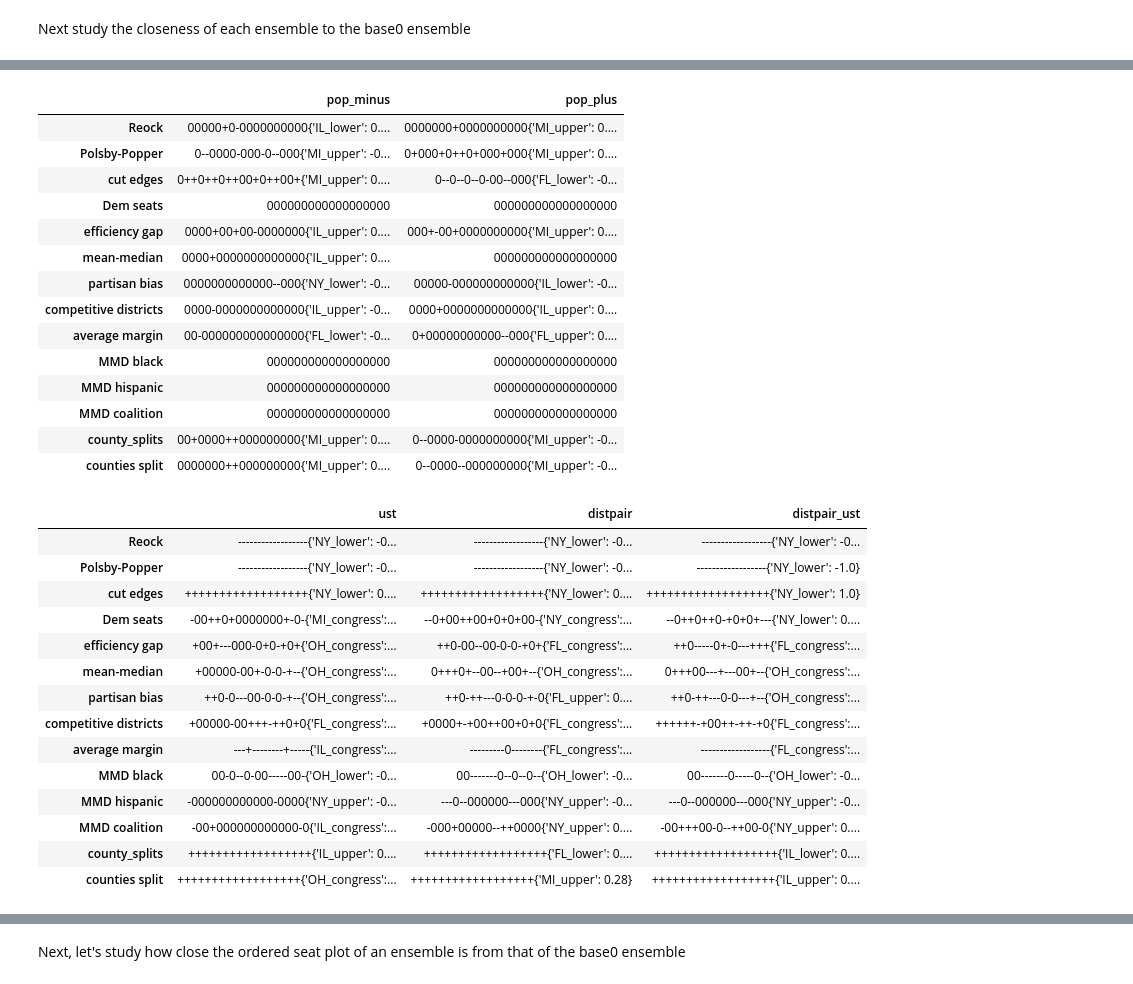
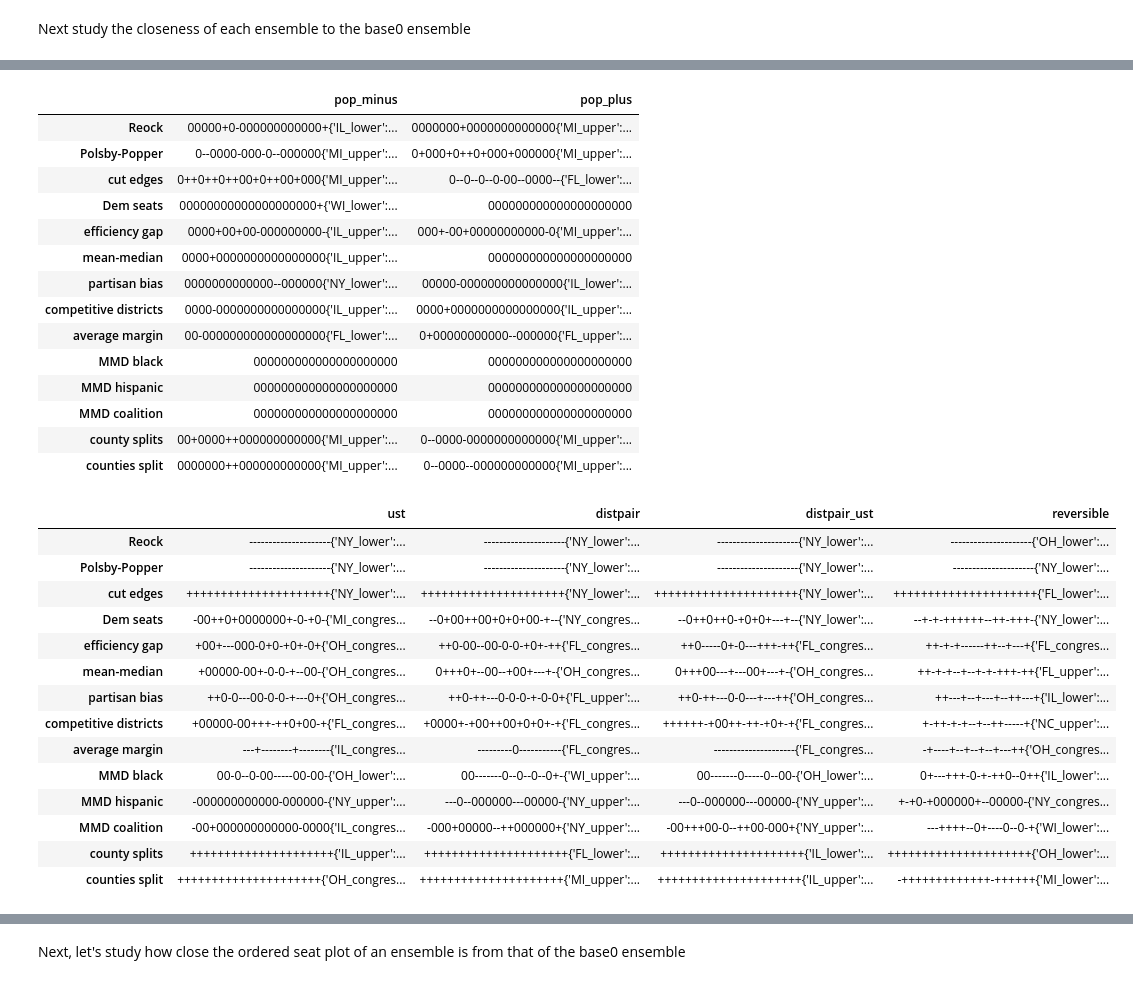
Before and after one commit to KrisTapp/Knobs, a Jupyter notebook: Compare_ensembles.ipynb, the cells around one changed output, grey strips where cells are left out. Drawn from its saved outputs; the diff is of its cells as text; code cells hidden in the pictures.

```diff
--- a/Compare_ensembles.ipynb
+++ b/Compare_ensembles.ipynb
@@ -162,9 +162,6 @@ def ks_test(a0,a1): # runs the Kolmogorov-Smirnov test that the two arrays were
 # %%
 # make dictionaries from which later dataframes will be created.
 # Each dictionary will map (state, chamber, ensemble, score) to a specific measurement of closeness to the base0 ensemble.
-
-my_ensemble_list =  ['base1', 'base2', 'base3', 'base4',
-                     'pop_minus', 'pop_plus', 'ust', 'distpair', 'distpair_ust', 'county25', 'county50', 'county75', 'county100']
 
 mean_diff_dict = {}
 KS_stat_dict = {}
@@ -172,9 +169,9 @@ KS_pvalue_dict = {}
 T_pvalue_dict = {}
 
 for state, chamber in state_chamber_list:
-    for score in primary_score_list:
+    for score in primary_score_list + secondary_score_list:
         a0 = fetch_score_array(state, chamber, 'base0', score)
-        for ensemble in my_ensemble_list:
+        for ensemble in ['base1', 'base2', 'base3', 'base4'] + ensemble_list:
             a1 = fetch_score_array(state, chamber, ensemble, score)
             mean_diff = np.mean(a1) - np.mean(a0)
             KS_stat, KS_pvalue, KS_sign = ks_test(a0, a1)
@@ -282,49 +279,50 @@ partisan_score_list = ['Dem seats', 'efficiency gap', 'mean-median', 'partisan b
 other_score_list = ['MMD coalition', 'county_splits']
 
 base_ensemble_list = ['base1', 'base2', 'base3', 'base4']
-ensemble_list = ['pop_minus', 'pop_plus', 'ust', 'distpair', 'distpair_ust', 'county25', 'county50', 'county75', 'county100']
+ensemble_list = ['pop_minus', 'pop_plus', 'ust', 'distpair', 'distpair_ust', 'reversible',
+                'county25', 'county50', 'county75', 'county100']
 county_ensemble_list = ['county25', 'county50', 'county75', 'county100']
 pop_ensemble_list = ['pop_minus', 'pop_plus']
-recom_ensemble_list = ['ust', 'distpair', 'distpair_ust']
+recom_ensemble_list = ['ust', 'distpair', 'distpair_ust', 'reversible']
 # %%
 T = make_table(my_ensemble_list=pop_ensemble_list)
-T.to_csv('pop_knob.csv')
+#T.to_csv('pop_knob.csv')
 T
 # %% [output]
 |  | pop_minus | pop_plus |
-| Reock | 00000+0-0000000000{'IL_lower': 0.... | 0000000+0000000000{'MI_upper': 0.... |
-| Polsby-Popper | 0--0000-000-0--000{'MI_upper': -0... | 0+000+0++0+000+000{'MI_upper': 0.... |
-| cut edges | 0++0++0++00+0++00+{'MI_upper': 0.... | 0--0--0--0-00--000{'FL_lower': -0... |
-| Dem seats | 000000000000000000 | 000000000000000000 |
-| efficiency gap | 0000+00+00-0000000{'IL_upper': 0.... | 000+-00+0000000000{'MI_upper': 0.... |
-| mean-median | 0000+0000000000000{'IL_upper': 0.... | 000000000000000000 |
-| partisan bias | 0000000000000--000{'NY_lower': -0... | 00000-000000000000{'IL_lower': -0... |
-| competitive districts | 0000-0000000000000{'IL_upper': -0... | 0000+0000000000000{'IL_upper': 0.... |
-| average margin | 00-000000000000000{'FL_lower': -0... | 0+00000000000--000{'FL_upper': 0.... |
-| MMD black | 000000000000000000 | 000000000000000000 |
-| MMD hispanic | 000000000000000000 | 000000000000000000 |
-| MMD coalition | 000000000000000000 | 000000000000000000 |
-| county_splits | 00+0000++000000000{'MI_upper': 0.... | 0--0000-0000000000{'MI_upper': -0... |
-| counties split | 0000000++000000000{'MI_upper': 0.... | 0--0000--000000000{'MI_upper': -0... |
+| Reock | 00000+0-000000000000+{'IL_lower':... | 0000000+0000000000000{'MI_upper':... |
+| Polsby-Popper | 0--0000-000-0--000000{'MI_upper':... | 0+000+0++0+000+000000{'MI_upper':... |
+| cut edges | 0++0++0++00+0++00+000{'MI_upper':... | 0--0--0--0-00--0000--{'FL_lower':... |
+| Dem seats | 00000000000000000000+{'WI_lower':... | 000000000000000000000 |
+| efficiency gap | 0000+00+00-000000000-{'IL_upper':... | 000+-00+00000000000-0{'MI_upper':... |
+| mean-median | 0000+0000000000000000{'IL_upper':... | 000000000000000000000 |
+| partisan bias | 0000000000000--000000{'NY_lower':... | 00000-000000000000000{'IL_lower':... |
+| competitive districts | 0000-0000000000000000{'IL_upper':... | 0000+0000000000000000{'IL_upper':... |
+| average margin | 00-000000000000000000{'FL_lower':... | 0+00000000000--000000{'FL_upper':... |
+| MMD black | 000000000000000000000 | 000000000000000000000 |
+| MMD hispanic | 000000000000000000000 | 000000000000000000000 |
+| MMD coalition | 000000000000000000000 | 000000000000000000000 |
+| county splits | 00+0000++000000000000{'MI_upper':... | 0--0000-0000000000000{'MI_upper':... |
+| counties split | 0000000++000000000000{'MI_upper':... | 0--0000--000000000000{'MI_upper':... |
 # %%
 T = make_table(my_ensemble_list=recom_ensemble_list)
-T.to_csv('recom_knob.csv')
+#T.to_csv('recom_knob.csv')
 T
 # %% [output]
-|  | ust | distpair | distpair_ust |
-| Reock | ------------------{'NY_lower': -0... | ------------------{'NY_lower': -0... | ------------------{'NY_lower': -0... |
-| Polsby-Popper | ------------------{'NY_lower': -0... | ------------------{'NY_lower': -0... | ------------------{'NY_lower': -1.0} |
-| cut edges | ++++++++++++++++++{'NY_lower': 0.... | ++++++++++++++++++{'NY_lower': 0.... | ++++++++++++++++++{'NY_lower': 1.0} |
-| Dem seats | -00++0+0000000+-0-{'MI_congress':... | --0+00++00+0+0+00-{'NY_congress':... | --0++0++0-+0+0+---{'NY_lower': 0.... |
-| efficiency gap | +00+---000-0+0-+0+{'OH_congress':... | ++0-00--00-0-0-+0+{'FL_congress':... | ++0-----0+-0---+++{'FL_congress':... |
-| mean-median | +00000-00+-0-0-+--{'OH_congress':... | 0+++0+--00--+00+--{'OH_congress':... | 0+++00---+---00+--{'OH_congress':... |
-| partisan bias | ++0-0---00-0-0-+--{'OH_congress':... | ++0-++---0-0-0-+-0{'FL_upper': 0.... | ++0-++---0-0---+--{'OH_congress':... |
-| competitive districts | +00000-00+++-++0+0{'FL_congress':... | +0000+-+00++00+0+0{'FL_congress':... | ++++++-+00++-++-+0{'FL_congress':... |
-| average margin | ---+--------+-----{'IL_congress':... | ---------0--------{'FL_congress':... | ------------------{'FL_congress':... |
-| MMD black | 00-0--0-00-----00-{'OH_lower': -0... | 00-------0--0--0--{'OH_lower': -0... | 00-------0-----0--{'OH_lower': -0... |
-| MMD hispanic | -000000000000-0000{'NY_upper': -0... | ---0--000000---000{'NY_upper': -0... | ---0--000000---000{'NY_upper': -0... |
-| MMD coalition | -00+000000000000-0{'IL_congress':... | -000+00000--++0000{'NY_upper': 0.... | -00+++00-0--++00-0{'NY_upper': 0.... |
-| county_splits | ++++++++++++++++++{'IL_upper': 0.... | ++++++++++++++++++{'FL_lower': 0.... | ++++++++++++++++++{'IL_lower': 0.... |
-| counties split | ++++++++++++++++++{'OH_congress':... | ++++++++++++++++++{'MI_upper': 0.28} | ++++++++++++++++++{'IL_upper': 0.... |
+|  | ust | distpair | distpair_ust | reversible |
+| Reock | ---------------------{'NY_lower':... | ---------------------{'NY_lower':... | ---------------------{'NY_lower':... | ---------------------{'OH_lower':... |
+| Polsby-Popper | ---------------------{'NY_lower':... | ---------------------{'NY_lower':... | ---------------------{'NY_lower':... | ---------------------{'NY_lower':... |
+| cut edges | +++++++++++++++++++++{'NY_lower':... | +++++++++++++++++++++{'NY_lower':... | +++++++++++++++++++++{'NY_lower':... | +++++++++++++++++++++{'FL_lower':... |
+| Dem seats | -00++0+0000000+-0-+0-{'MI_congres... | --0+00++00+0+0+00-+--{'NY_congres... | --0++0++0-+0+0+---+--{'NY_lower':... | --+-+-++++++--++-+++-{'NY_lower':... |
+| efficiency gap | +00+---000-0+0-+0+-0+{'OH_congres... | ++0-00--00-0-0-+0+-++{'FL_congres... | ++0-----0+-0---+++-++{'FL_congres... | ++-+-+------++--+---+{'FL_congres... |
+| mean-median | +00000-00+-0-0-+--00-{'OH_congres... | 0+++0+--00--+00+---+-{'OH_congres... | 0+++00---+---00+---+-{'OH_congres... | ++-+-+--+--+-+-+++-++{'FL_upper':... |
+| partisan bias | ++0-0---00-0-0-+---0+{'OH_congres... | ++0-++---0-0-0-+-0-0+{'FL_upper':... | ++0-++---0-0---+---++{'OH_congres... | ++---+--+---+--++---+{'IL_lower':... |
+| competitive districts | +00000-00+++-++0+00-+{'FL_congres... | +0000+-+00++00+0+0+-+{'FL_congres... | ++++++-+00++-++-+0+-+{'FL_congres... | +-++-+-+--+--++-----+{'NC_upper':... |
+| average margin | ---+--------+--------{'IL_congres... | ---------0-----------{'FL_congres... | ---------------------{'FL_congres... | -+----+--+--+--+---++{'OH_congres... |
+| MMD black | 00-0--0-00-----00-00-{'OH_lower':... | 00-------0--0--0--0+-{'WI_upper':... | 00-------0-----0--00-{'OH_lower':... | 0+---+++-0-+-++0--0++{'IL_lower':... |
+| MMD hispanic | -000000000000-000000-{'NY_upper':... | ---0--000000---00000-{'NY_upper':... | ---0--000000---00000-{'NY_upper':... | +-+0-+000000+--00000-{'NY_congres... |
+| MMD coalition | -00+000000000000-0000{'IL_congres... | -000+00000--++000000+{'NY_upper':... | -00+++00-0--++00-000+{'NY_upper':... | ---++++--0+----0--0-+{'WI_lower':... |
+| county splits | +++++++++++++++++++++{'IL_upper':... | +++++++++++++++++++++{'FL_lower':... | +++++++++++++++++++++{'IL_lower':... | +++++++++++++++++++++{'OH_lower':... |
+| counties split | +++++++++++++++++++++{'OH_congres... | +++++++++++++++++++++{'MI_upper':... | +++++++++++++++++++++{'IL_upper':... | -+++++++++++++-++++++{'MI_lower':... |
 # %%
 T = make_table(my_ensemble_list=county_ensemble_list)
```
Also changed, not shown: parts of 13 cells of this notebook, 41 other files.
